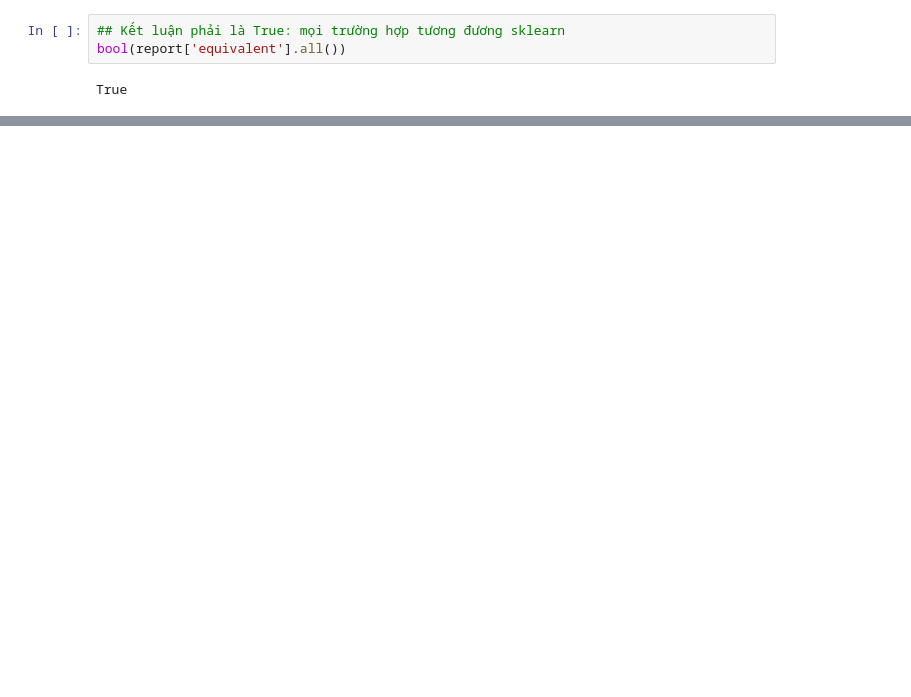
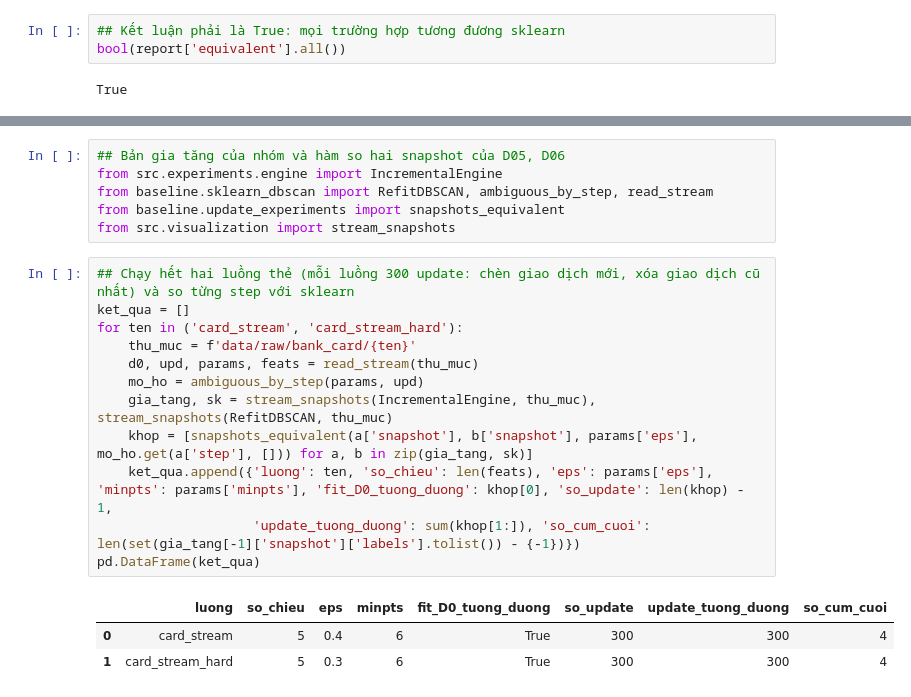
Before and after one commit to hoanganh-kevz/INCREMENTAL_DBSCAN_NHOM_1, a Jupyter notebook: notebooks/D08_kiem_tra_dbscan_n_chieu.ipynb, the cells around one changed output, grey strips where cells are left out. Drawn from its saved outputs; the diff is of its cells as text; blank space fills up the shorter version.

Commit message:
test(tv4): D08 insert and delete on the 5-dimensional card streams

```diff
--- a/notebooks/D08_kiem_tra_dbscan_n_chieu.ipynb
+++ b/notebooks/D08_kiem_tra_dbscan_n_chieu.ipynb
@@ -215,0 +221,22 @@ True
+# %%
+## Bản gia tăng của nhóm và hàm so hai snapshot của D05, D06
+from src.experiments.engine import IncrementalEngine
+from baseline.sklearn_dbscan import RefitDBSCAN, ambiguous_by_step, read_stream
+from baseline.update_experiments import snapshots_equivalent
+from src.visualization import stream_snapshots
+# %%
+## Chạy hết hai luồng thẻ (mỗi luồng 300 update: chèn giao dịch mới, xóa giao dịch cũ nhất) và so từng step với sklearn
+ket_qua = []
+for ten in ('card_stream', 'card_stream_hard'):
+    thu_muc = f'data/raw/bank_card/{ten}'
+    d0, upd, params, feats = read_stream(thu_muc)
+    mo_ho = ambiguous_by_step(params, upd)
+    gia_tang, sk = stream_snapshots(IncrementalEngine, thu_muc), stream_snapshots(RefitDBSCAN, thu_muc)
+    khop = [snapshots_equivalent(a['snapshot'], b['snapshot'], params['eps'], mo_ho.get(a['step'], [])) for a, b in zip(gia_tang, sk)]
+    ket_qua.append({'luong': ten, 'so_chieu': len(feats), 'eps': params['eps'], 'minpts': params['minpts'], 'fit_D0_tuong_duong': khop[0], 'so_update': len(khop) - 1,
+                    'update_tuong_duong': sum(khop[1:]), 'so_cum_cuoi': len(set(gia_tang[-1]['snapshot']['labels'].tolist()) - {-1})})
+pd.DataFrame(ket_qua)
+# %% [output]
+|  | luong | so_chieu | eps | minpts | fit_D0_tuong_duong | so_update | update_tuong_duong | so_cum_cuoi |
+| 0 | card_stream | 5 | 0.4 | 6 | True | 300 | 300 | 4 |
+| 1 | card_stream_hard | 5 | 0.3 | 6 | True | 300 | 300 | 4 |
```
Also changed, not shown: parts of 6 cells of this notebook.
